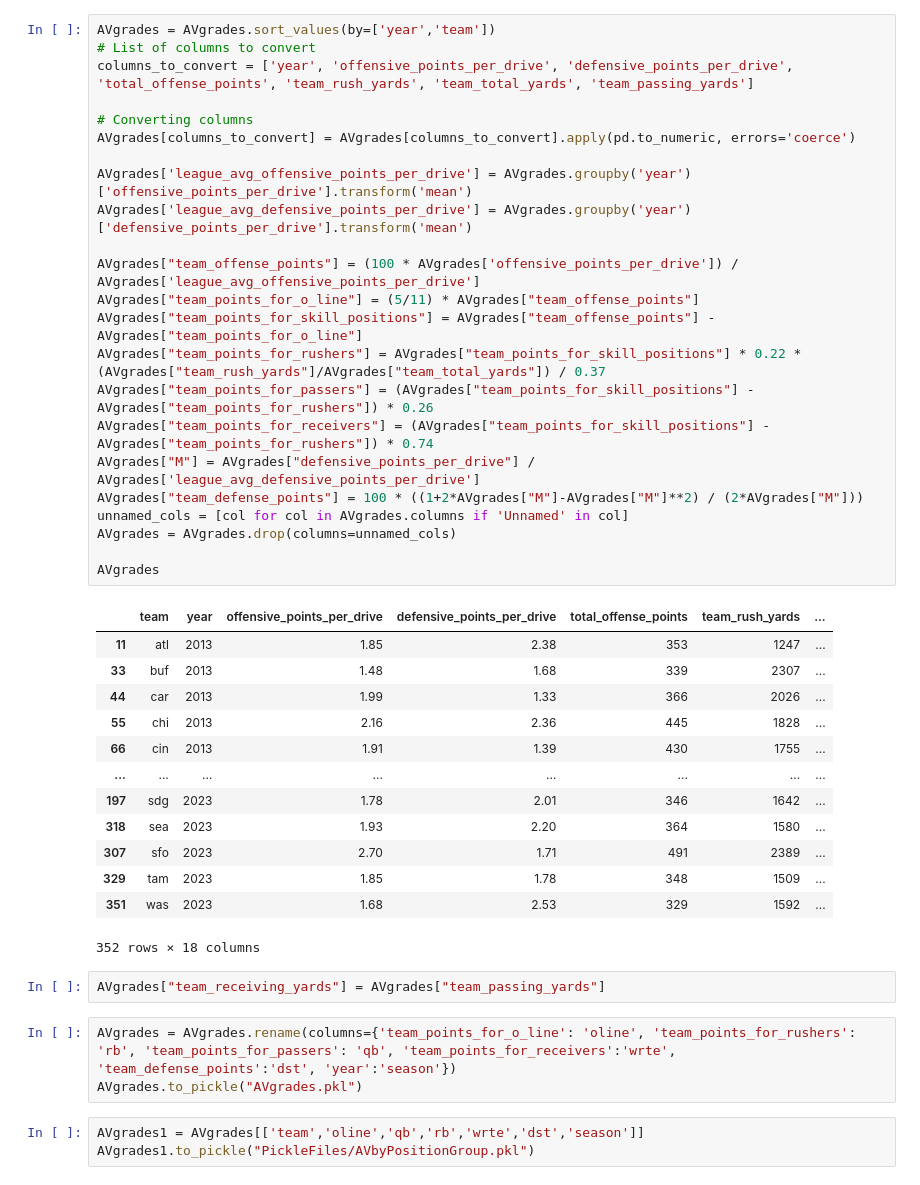
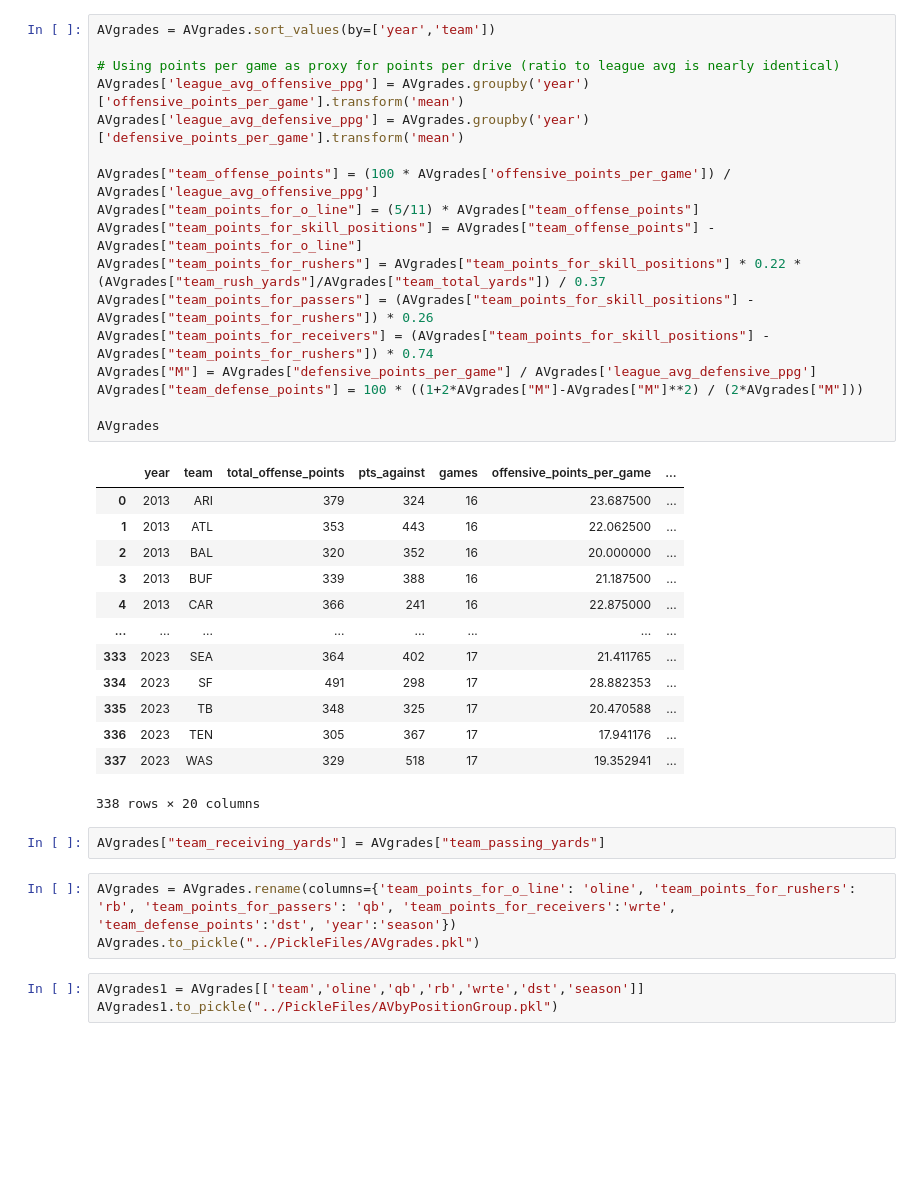
Before and after one commit to kmaran3/FantasyFootballAnalytics, a Jupyter notebook: Models/approximate value data/AVgrades.ipynb, the cells around one changed output. Drawn from its saved outputs; the diff is of its cells as text; blank space fills up the shorter version.

```diff
--- a/Models/approximate value data/AVgrades.ipynb
+++ b/Models/approximate value data/AVgrades.ipynb
@@ -85,45 +70,39 @@ KeyboardInterrupt:
 # %%
 AVgrades = AVgrades.sort_values(by=['year','team'])
-# List of columns to convert
-columns_to_convert = ['year', 'offensive_points_per_drive', 'defensive_points_per_drive', 'total_offense_points', 'team_rush_yards', 'team_total_yards', 'team_passing_yards']
 
-# Converting columns
-AVgrades[columns_to_convert] = AVgrades[columns_to_convert].apply(pd.to_numeric, errors='coerce')
+# Using points per game as proxy for points per drive (ratio to league avg is nearly identical)
+AVgrades['league_avg_offensive_ppg'] = AVgrades.groupby('year')['offensive_points_per_game'].transform('mean')
+AVgrades['league_avg_defensive_ppg'] = AVgrades.groupby('year')['defensive_points_per_game'].transform('mean')
 
-AVgrades['league_avg_offensive_points_per_drive'] = AVgrades.groupby('year')['offensive_points_per_drive'].transform('mean')
-AVgrades['league_avg_defensive_points_per_drive'] = AVgrades.groupby('year')['defensive_points_per_drive'].transform('mean')
-
-AVgrades["team_offense_points"] = (100 * AVgrades['offensive_points_per_drive']) / AVgrades['league_avg_offensive_points_per_drive']
+AVgrades["team_offense_points"] = (100 * AVgrades['offensive_points_per_game']) / AVgrades['league_avg_offensive_ppg']
 AVgrades["team_points_for_o_line"] = (5/11) * AVgrades["team_offense_points"]
 AVgrades["team_points_for_skill_positions"] = AVgrades["team_offense_points"] - AVgrades["team_points_for_o_line"]
 AVgrades["team_points_for_rushers"] = AVgrades["team_points_for_skill_positions"] * 0.22 * (AVgrades["team_rush_yards"]/AVgrades["team_total_yards"]) / 0.37
 AVgrades["team_points_for_passers"] = (AVgrades["team_points_for_skill_positions"] - AVgrades["team_points_for_rushers"]) * 0.26
 AVgrades["team_points_for_receivers"] = (AVgrades["team_points_for_skill_positions"] - AVgrades["team_points_for_rushers"]) * 0.74
-AVgrades["M"] = AVgrades["defensive_points_per_drive"] / AVgrades['league_avg_defensive_points_per_drive']
+AVgrades["M"] = AVgrades["defensive_points_per_game"] / AVgrades['league_avg_defensive_ppg']
 AVgrades["team_defense_points"] = 100 * ((1+2*AVgrades["M"]-AVgrades["M"]**2) / (2*AVgrades["M"]))
-unnamed_cols = [col for col in AVgrades.columns if 'Unnamed' in col]
-AVgrades = AVgrades.drop(columns=unnamed_cols)
 
 AVgrades
 # %% [output]
-|  | team | year | offensive_points_per_drive | defensive_points_per_drive | total_offense_points | team_rush_yards | ... |
-| 11 | atl | 2013 | 1.85 | 2.38 | 353 | 1247 | ... |
-| 33 | buf | 2013 | 1.48 | 1.68 | 339 | 2307 | ... |
-| 44 | car | 2013 | 1.99 | 1.33 | 366 | 2026 | ... |
-| 55 | chi | 2013 | 2.16 | 2.36 | 445 | 1828 | ... |
-| 66 | cin | 2013 | 1.91 | 1.39 | 430 | 1755 | ... |
+|  | year | team | total_offense_points | pts_against | games | offensive_points_per_game | ... |
+| 0 | 2013 | ARI | 379 | 324 | 16 | 23.687500 | ... |
+| 1 | 2013 | ATL | 353 | 443 | 16 | 22.062500 | ... |
+| 2 | 2013 | BAL | 320 | 352 | 16 | 20.000000 | ... |
+| 3 | 2013 | BUF | 339 | 388 | 16 | 21.187500 | ... |
+| 4 | 2013 | CAR | 366 | 241 | 16 | 22.875000 | ... |
 | ... | ... | ... | ... | ... | ... | ... | ... |
-| 197 | sdg | 2023 | 1.78 | 2.01 | 346 | 1642 | ... |
-| 318 | sea | 2023 | 1.93 | 2.20 | 364 | 1580 | ... |
-| 307 | sfo | 2023 | 2.70 | 1.71 | 491 | 2389 | ... |
-| 329 | tam | 2023 | 1.85 | 1.78 | 348 | 1509 | ... |
-| 351 | was | 2023 | 1.68 | 2.53 | 329 | 1592 | ... |
+| 333 | 2023 | SEA | 364 | 402 | 17 | 21.411765 | ... |
+| 334 | 2023 | SF | 491 | 298 | 17 | 28.882353 | ... |
+| 335 | 2023 | TB | 348 | 325 | 17 | 20.470588 | ... |
+| 336 | 2023 | TEN | 305 | 367 | 17 | 17.941176 | ... |
+| 337 | 2023 | WAS | 329 | 518 | 17 | 19.352941 | ... |
-352 rows × 18 columns
+338 rows × 20 columns
 # %%
 AVgrades["team_receiving_yards"] = AVgrades["team_passing_yards"]
 # %%
 AVgrades = AVgrades.rename(columns={'team_points_for_o_line': 'oline', 'team_points_for_rushers': 'rb', 'team_points_for_passers': 'qb', 'team_points_for_receivers':'wrte', 'team_defense_points':'dst', 'year':'season'})
-AVgrades.to_pickle("AVgrades.pkl")
+AVgrades.to_pickle("../PickleFiles/AVgrades.pkl")
 # %%
 AVgrades1 = AVgrades[['team','oline','qb','rb','wrte','dst','season']]
-AVgrades1.to_pickle("PickleFiles/AVbyPositionGroup.pkl")
+AVgrades1.to_pickle("../PickleFiles/AVbyPositionGroup.pkl")
```
Also changed, not shown: parts of 2 cells of this notebook, 54 other files.
